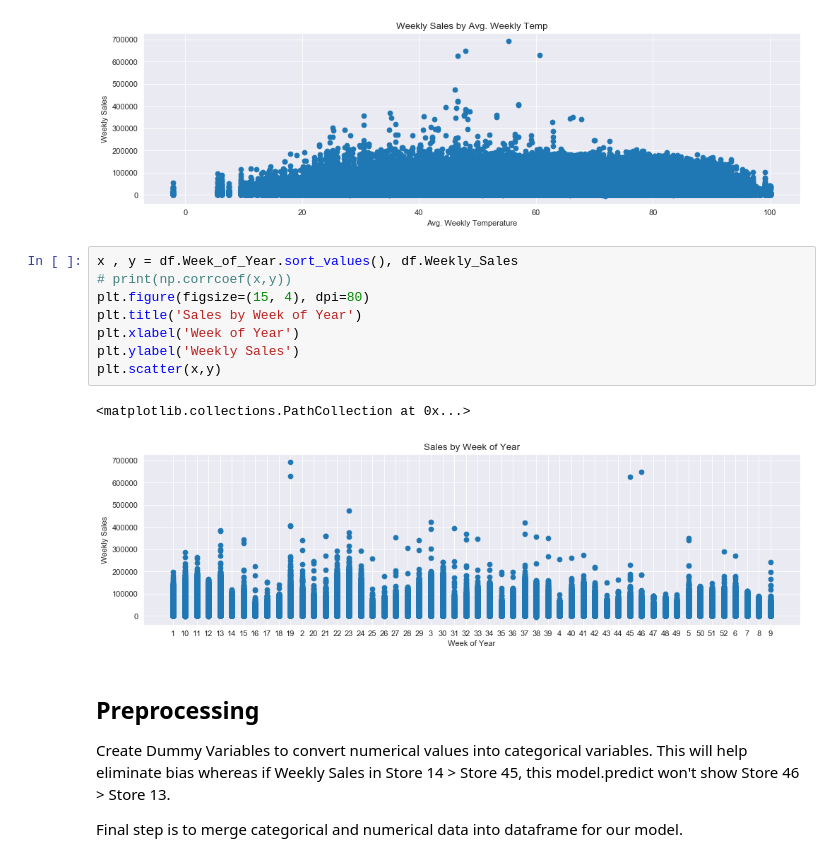
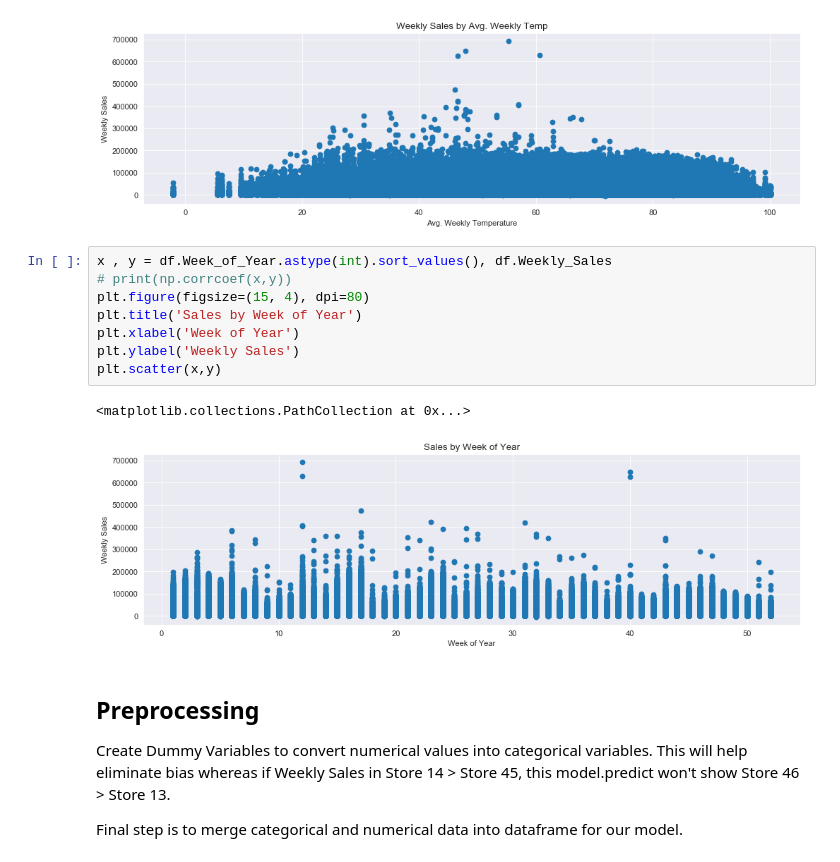
Before and after one commit to recoveringhpstr/flatiron-intro, a Jupyter notebook: Midterm Notebook.ipynb, the cells around one changed output. Cells and saved outputs as stored; diff of their text form.

```diff
--- a/Midterm Notebook.ipynb
+++ b/Midterm Notebook.ipynb
@@ -124,16 +124,16 @@ plt.scatter(x,y)
 <matplotlib.collections.PathCollection at 0x...>
 [figure]
 # %%
-x , y = df.Week_of_Year.sort_values(), df.Weekly_Sales
+x , y = df.Week_of_Year.astype(int).sort_values(), df.Weekly_Sales
 # print(np.corrcoef(x,y))
 plt.figure(figsize=(15, 4), dpi=80)
 plt.title('Sales by Week of Year')
 plt.xlabel('Week of Year')
 plt.ylabel('Weekly Sales')
 plt.scatter(x,y)
 # %% [output]
 <matplotlib.collections.PathCollection at 0x...>
-[figure, old version]
+[figure, new version]
 # %% [markdown]
 ## Preprocessing
 
```
